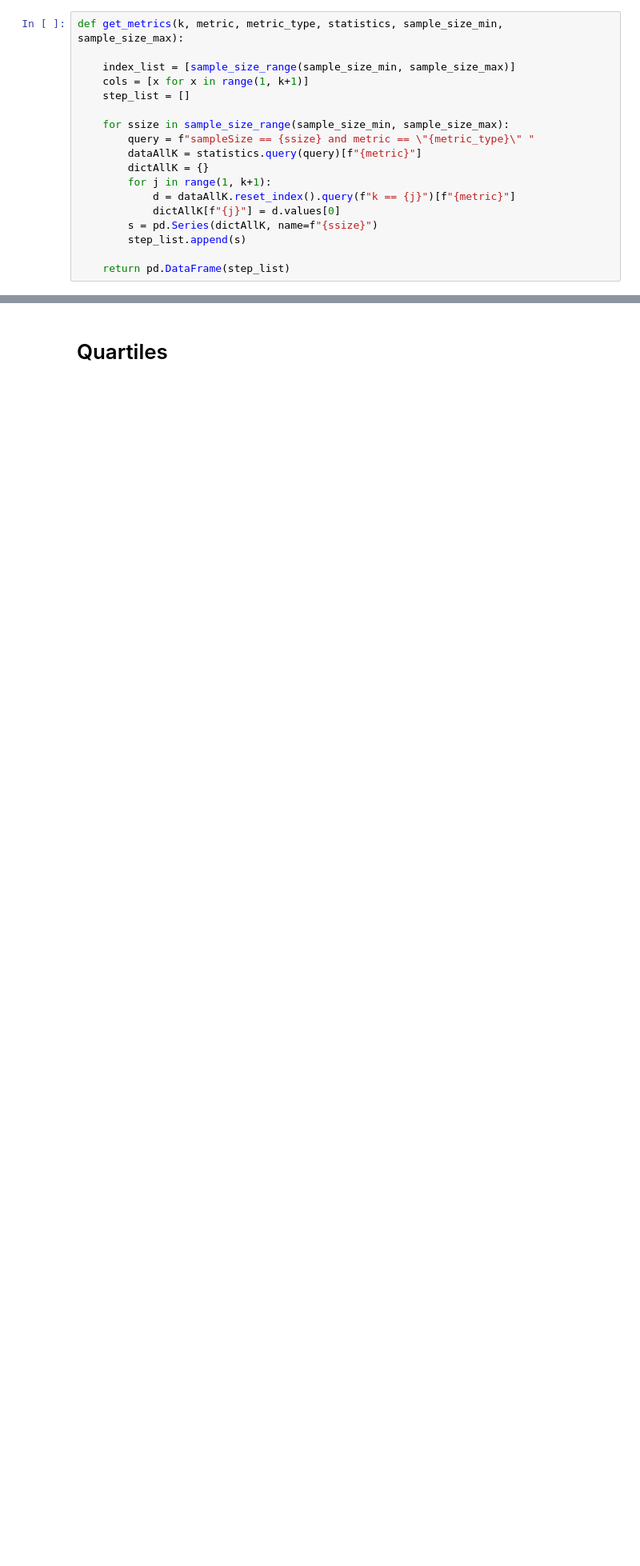
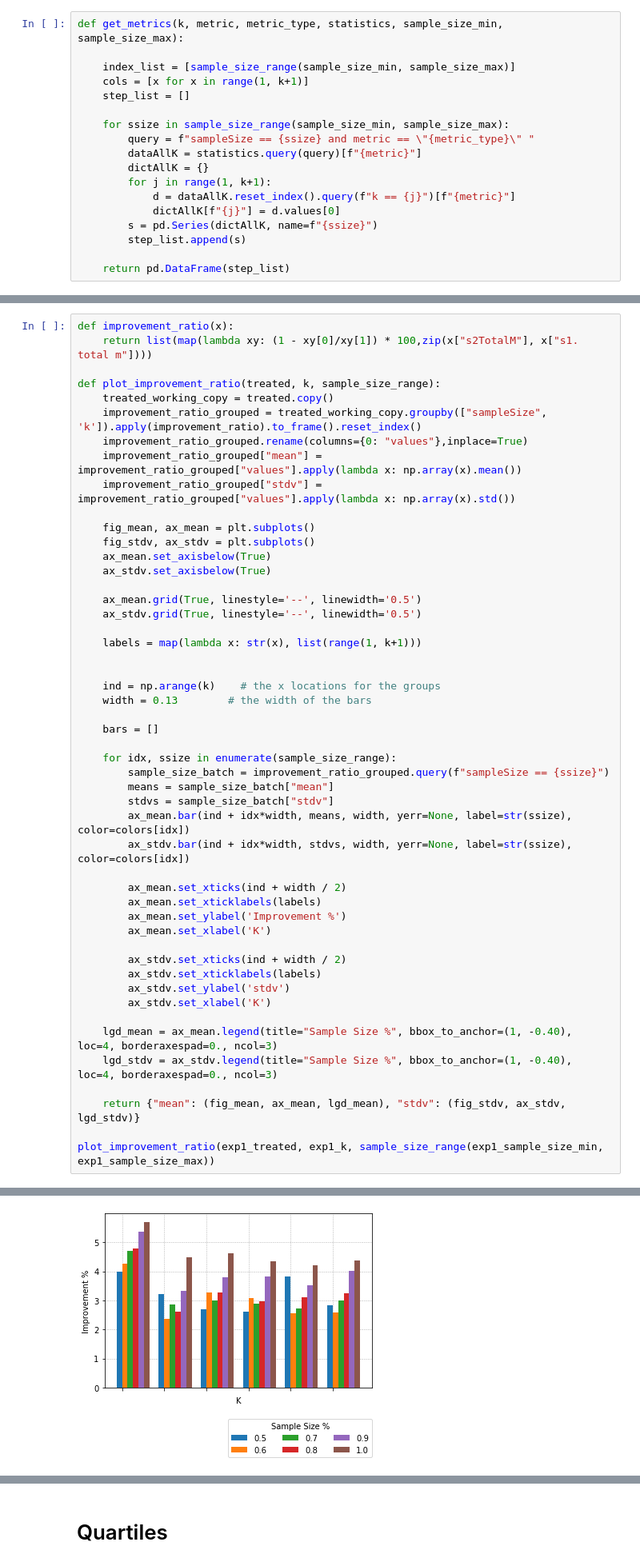
Before and after one commit to vicaba/siot-eclustering-viz, a Jupyter notebook: siot-clustering2.ipynb, the cells around one changed output, grey strips where cells are left out. Shown at 80% size. Cells and saved outputs as stored; diff of their text form; blank space fills up the shorter version.

Commit message:
Improvement Ratio refactor

```diff
--- a/siot-clustering2.ipynb
+++ b/siot-clustering2.ipynb
@@ -307,0 +340,51 @@ array([1.50076179, 1.45695816, 1.44604282, 1.41275965, 1.41515234,
+# %%
+def improvement_ratio(x):
+    return list(map(lambda xy: (1 - xy[0]/xy[1]) * 100,zip(x["s2TotalM"], x["s1. total m"])))
+
+def plot_improvement_ratio(treated, k, sample_size_range):
+    treated_working_copy = treated.copy()
+    improvement_ratio_grouped = treated_working_copy.groupby(["sampleSize", 'k']).apply(improvement_ratio).to_frame().reset_index()
+    improvement_ratio_grouped.rename(columns={0: "values"},inplace=True)
+    improvement_ratio_grouped["mean"] = improvement_ratio_grouped["values"].apply(lambda x: np.array(x).mean())
+    improvement_ratio_grouped["stdv"] = improvement_ratio_grouped["values"].apply(lambda x: np.array(x).std())
+
+    fig_mean, ax_mean = plt.subplots()
+    fig_stdv, ax_stdv = plt.subplots()
+    ax_mean.set_axisbelow(True)
+    ax_stdv.set_axisbelow(True)
+
+    ax_mean.grid(True, linestyle='--', linewidth='0.5')
+    ax_stdv.grid(True, linestyle='--', linewidth='0.5')
+
+    labels = map(lambda x: str(x), list(range(1, k+1)))
+
+
+    ind = np.arange(k)    # the x locations for the groups
+    width = 0.13        # the width of the bars
+
+    bars = []
+
+    for idx, ssize in enumerate(sample_size_range):
+        sample_size_batch = improvement_ratio_grouped.query(f"sampleSize == {ssize}")
+        means = sample_size_batch["mean"]
+        stdvs = sample_size_batch["stdv"]
+        ax_mean.bar(ind + idx*width, means, width, yerr=None, label=str(ssize), color=colors[idx])
+        ax_stdv.bar(ind + idx*width, stdvs, width, yerr=None, label=str(ssize), color=colors[idx])
+
+        ax_mean.set_xticks(ind + width / 2)
+        ax_mean.set_xticklabels(labels)
+        ax_mean.set_ylabel('Improvement %')
+        ax_mean.set_xlabel('K')
+
+        ax_stdv.set_xticks(ind + width / 2)
+        ax_stdv.set_xticklabels(labels)
+        ax_stdv.set_ylabel('stdv')
+        ax_stdv.set_xlabel('K')
+
+    lgd_mean = ax_mean.legend(title="Sample Size %", bbox_to_anchor=(1, -0.40), loc=4, borderaxespad=0., ncol=3)
+    lgd_stdv = ax_stdv.legend(title="Sample Size %", bbox_to_anchor=(1, -0.40), loc=4, borderaxespad=0., ncol=3)
+
+    return {"mean": (fig_mean, ax_mean, lgd_mean), "stdv": (fig_stdv, ax_stdv, lgd_stdv)}
+
+plot_improvement_ratio(exp1_treated, exp1_k, sample_size_range(exp1_sample_size_min, exp1_sample_size_max))
+# %% [output]
@@ -307,0 +397 @@ array([1.50076179, 1.45695816, 1.44604282, 1.41275965, 1.41515234,
+[figure, added]
```
Also changed, not shown: parts of 9 cells of this notebook, 18 other files.
